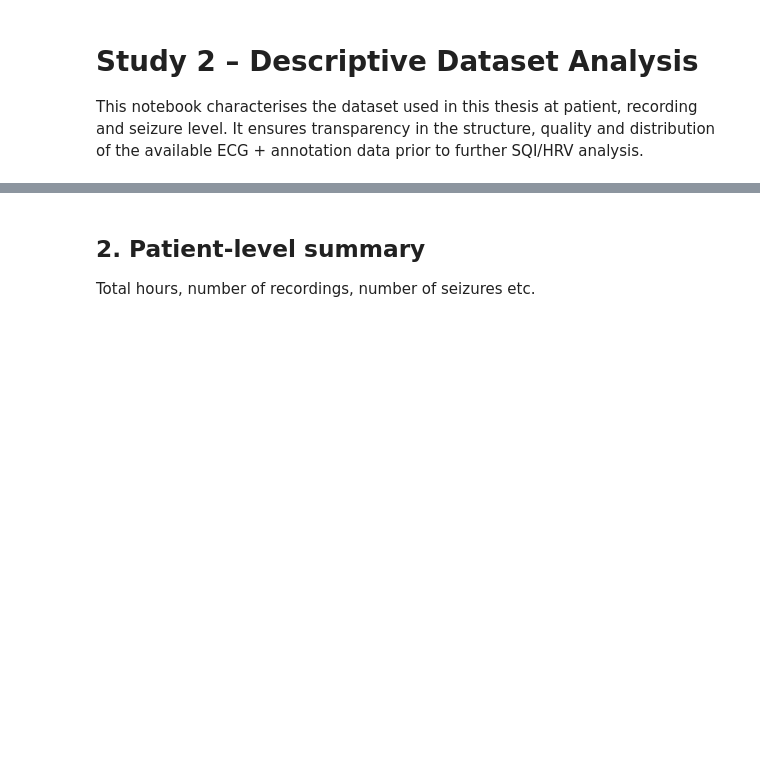
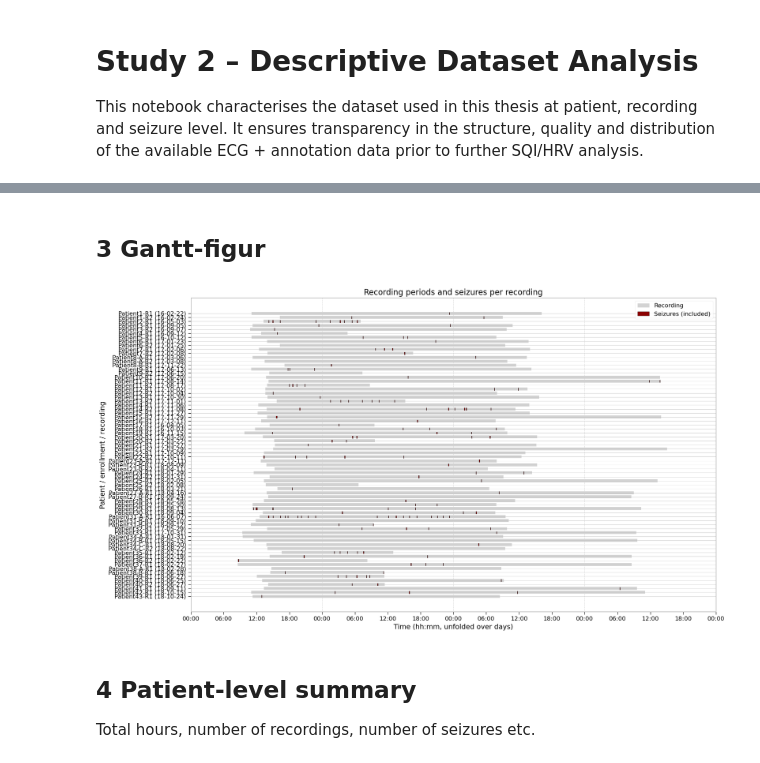
Before and after one commit to AU668208/Epilepsy_MasterThesis, a Jupyter notebook: Study2.ipynb, the cells around one changed output, grey strips where cells are left out. Cells and saved outputs as stored; diff of their text form; code cells hidden in the pictures; blank space fills up the shorter version.

Commit message:
Implemented SO4 & SO5 in Study2 Notebook.

```diff
--- a/Study2.ipynb
+++ b/Study2.ipynb
@@ -5,22 +5,35 @@ and seizure level. It ensures transparency in the structure, quality and distrib
 of the available ECG + annotation data prior to further SQI/HRV analysis.
 # %%
 import sys
+import jinja2
 from pathlib import Path
+
 import numpy as np
 import pandas as pd
 import matplotlib.pyplot as plt
+import matplotlib.ticker as mtick
 
-# ensure src is on path
+
 PROJECT_ROOT = Path.cwd()
 SRC_ROOT = PROJECT_ROOT / "src"
 if str(SRC_ROOT) not in sys.path:
     sys.path.append(str(SRC_ROOT))
 
-from hrv_epatch.dataset.loader import iter_recordings
-from hrv_epatch.dataset.naming import parse_recording_key
-from hrv_epatch.dataset.annotations import load_annotations   # for debugging if needed
-from hrv_epatch.dataset.seizures import SeizureEvent, build_seizure_events_from_df
-from hrv_epatch.plots.seizure_gantt import plot_recording_seizure_timeline_multiday_clocklabels
+from hrv_epatch.plots.plotstyle import set_project_style, palette
+from hrv_epatch.plots.seizure_gantt import plot_gantt_from_index
+from hrv_epatch.dataset.summary import (
+    build_patient_summary,
+    compute_within_recording_isi,
+    compute_dataset_overview,
+    summarise_isi,
+)
 
+set_project_style()
+PROJECT_ROOT, SRC_ROOT
 
-plt.style.use("ggplot")
+# from hrv_epatch.dataset.loader import iter_recordings
+# from hrv_epatch.dataset.naming import parse_recording_key
+# from hrv_epatch.dataset.annotations import load_annotations   # for debugging if needed
+# from hrv_epatch.dataset.seizures import SeizureEvent, build_seizure_events_from_df
+# from hrv_epatch.plots.seizure_gantt import plot_gantt_from_index
+# from src.hrv_epatch.plots.plotstyle import set_project_style, palette
@@ -71,4 +85,11 @@ ArrowKeyError: No type extension with name arrow.py_extension_type found
+# %% [markdown]
+## 3 Gantt-figur
+# %%
+fig, ax = plot_gantt_from_index(df_rec, df_evt, max_hours=96)
+fig.savefig(OUT_DIR / "study2_gantt_overview.png", dpi=300, bbox_inches="tight")
+# %% [output]
+[figure, added]
 # %% [markdown]
-## 2. Patient-level summary
+## 4 Patient-level summary
 Total hours, number of recordings, number of seizures etc.
 # %%
```
Also changed, not shown: parts of 29 cells of this notebook, 1 other file.
